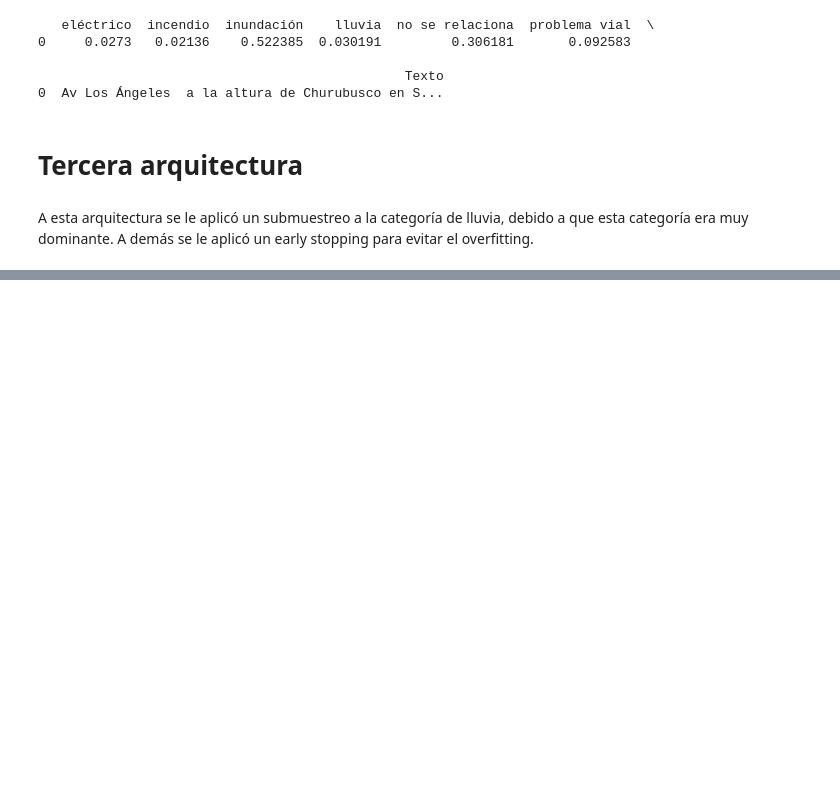
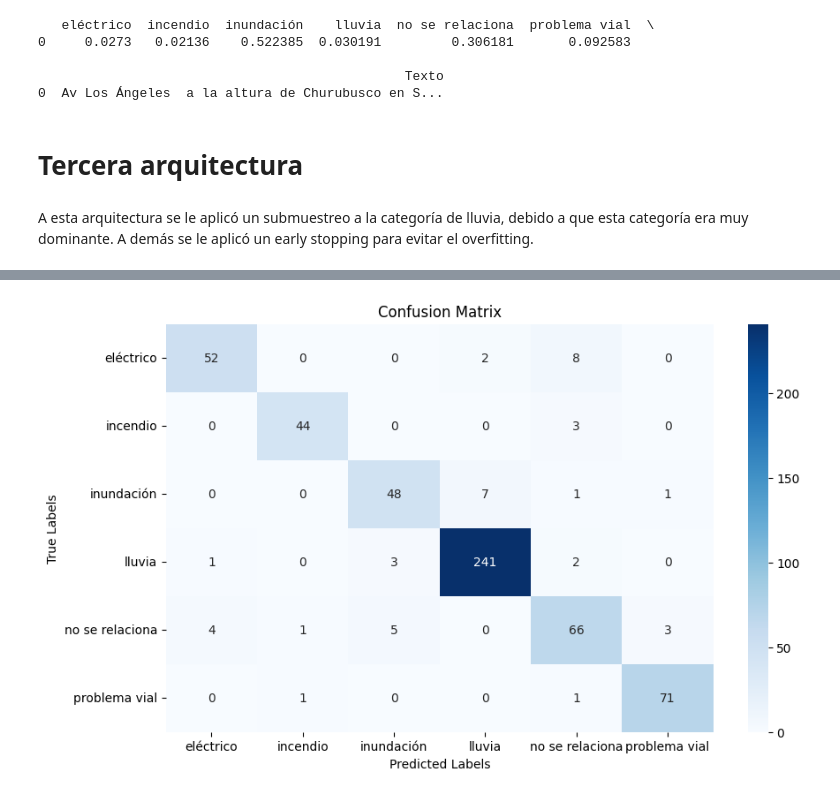
Before and after one commit to danips390/Riesgos_Urbanos_NLP, a Jupyter notebook: Classifaying_tweets.ipynb, the cells around one changed output, grey strips where cells are left out. Cells and saved outputs as stored; diff of their text form; code cells hidden in the pictures; blank space fills up the shorter version.

```diff
--- a/Classifaying_tweets.ipynb
+++ b/Classifaying_tweets.ipynb
@@ -542,0 +580,13 @@ KeyboardInterrupt:
+# %%
+# Crear la matriz de confusión
+cm = confusion_matrix(test_labels.numpy(), preds)
+
+# Graficar la matriz de confusión
+plt.figure(figsize=(10,6))
+sns.heatmap(cm, annot=True, fmt="d", cmap="Blues", xticklabels=label_encoder.classes_, yticklabels=label_encoder.classes_)
+plt.xlabel('Predicted Labels')
+plt.ylabel('True Labels')
+plt.title('Confusion Matrix')
+plt.show()
+# %% [output]
+[figure, added]
```
Also changed, not shown: parts of 6 cells of this notebook.
